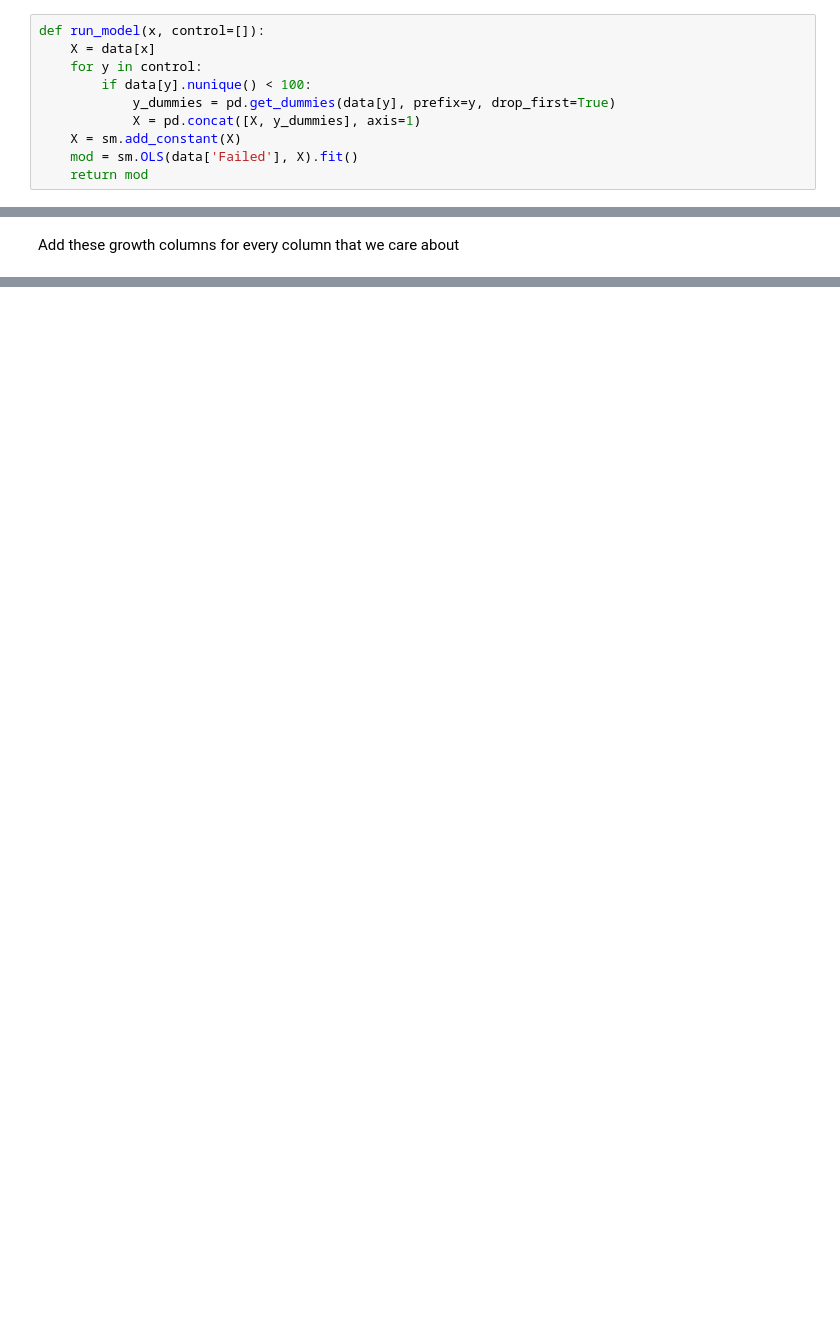
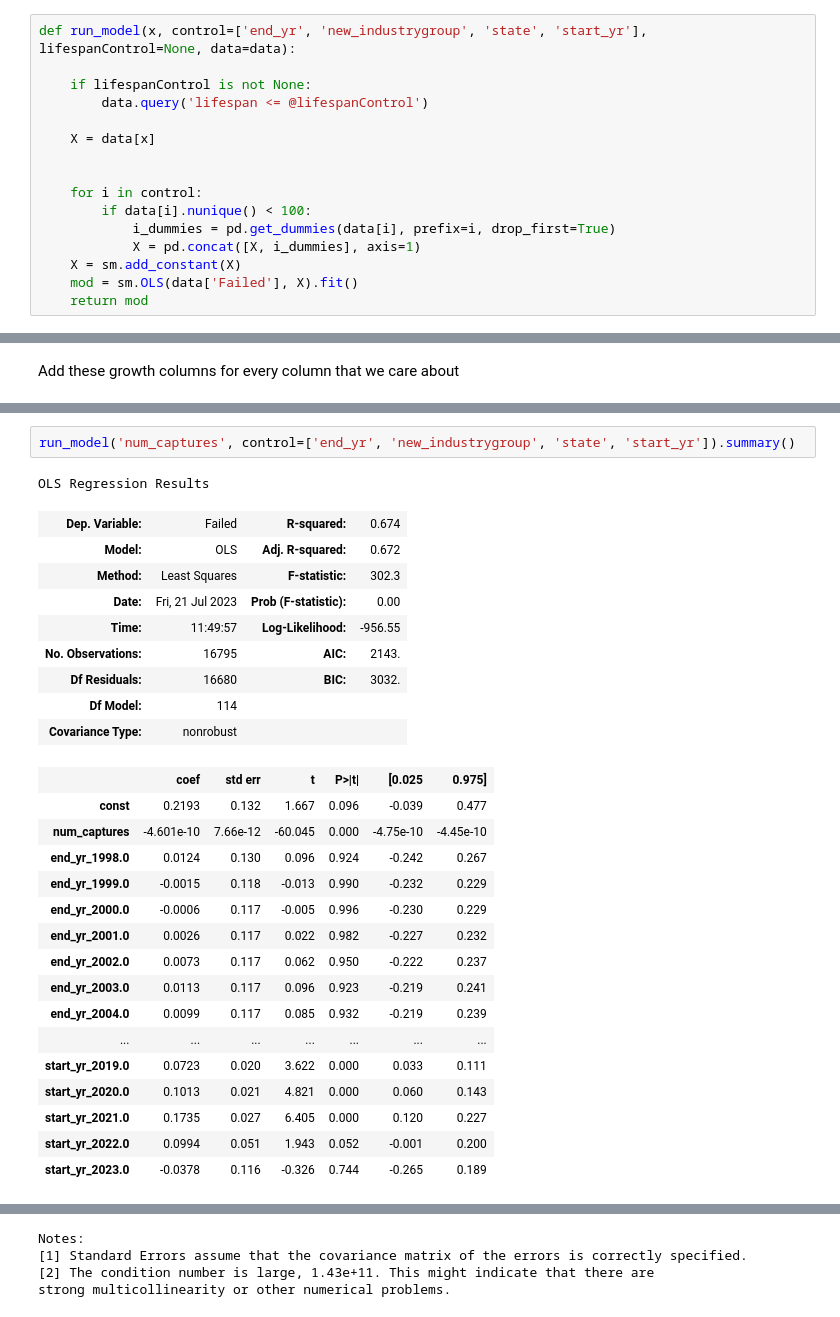
Before and after one commit to charlesmiele/predicting-identifying-startup-failure, a Jupyter notebook: analysis/Regressions_v2.ipynb, the cells around one changed output, grey strips where cells are left out. Cells and saved outputs as stored; diff of their text form; blank space fills up the shorter version.

Commit message:
New regressions, cleaning

```diff
--- a/analysis/Regressions_v2.ipynb
+++ b/analysis/Regressions_v2.ipynb
@@ -108,12 +93,18 @@ def plot_freg(y, data, control=None, industry=False, save=None):
     if save:
         plt.savefig(save, dpi=200, bbox_inches='tight')
 # %%
-def run_model(x, control=[]):
+def run_model(x, control=['end_yr', 'new_industrygroup', 'state', 'start_yr'], lifespanControl=None, data=data):
+
+    if lifespanControl is not None:
+        data.query('lifespan <= @lifespanControl')
+
     X = data[x]
-    for y in control:
-        if data[y].nunique() < 100:
-            y_dummies = pd.get_dummies(data[y], prefix=y, drop_first=True)
-            X = pd.concat([X, y_dummies], axis=1)
+
+
+    for i in control:
+        if data[i].nunique() < 100:
+            i_dummies = pd.get_dummies(data[i], prefix=i, drop_first=True)
+            X = pd.concat([X, i_dummies], axis=1)
     X = sm.add_constant(X)
     mod = sm.OLS(data['Failed'], X).fit()
     return mod
@@ -729,0 +730,29 @@ html = add_last_growth_col('a_count', 'a_lgrowth_raw')
+# %%
+run_model('num_captures', control=['end_yr', 'new_industrygroup', 'state', 'start_yr']).summary()
+# %% [output]
+OLS Regression Results
+| Dep. Variable: | Failed | R-squared: | 0.674 |
+| Model: | OLS | Adj. R-squared: | 0.672 |
+| Method: | Least Squares | F-statistic: | 302.3 |
+| Date: | Fri, 21 Jul 2023 | Prob (F-statistic): | 0.00 |
+| Time: | 11:49:57 | Log-Likelihood: | -956.55 |
+| No. Observations: | 16795 | AIC: | 2143. |
+| Df Residuals: | 16680 | BIC: | 3032. |
+| Df Model: | 114 |  |  |
+| Covariance Type: | nonrobust |  |  |
+|  | coef | std err | t | P>|t| | [0.025 | 0.975] |
+| const | 0.2193 | 0.132 | 1.667 | 0.096 | -0.039 | 0.477 |
+| num_captures | -4.601e-10 | 7.66e-12 | -60.045 | 0.000 | -4.75e-10 | -4.45e-10 |
+| end_yr_1998.0 | 0.0124 | 0.130 | 0.096 | 0.924 | -0.242 | 0.267 |
+| end_yr_1999.0 | -0.0015 | 0.118 | -0.013 | 0.990 | -0.232 | 0.229 |
+| end_yr_2000.0 | -0.0006 | 0.117 | -0.005 | 0.996 | -0.230 | 0.229 |
+| end_yr_2001.0 | 0.0026 | 0.117 | 0.022 | 0.982 | -0.227 | 0.232 |
+| end_yr_2002.0 | 0.0073 | 0.117 | 0.062 | 0.950 | -0.222 | 0.237 |
+| end_yr_2003.0 | 0.0113 | 0.117 | 0.096 | 0.923 | -0.219 | 0.241 |
+| end_yr_2004.0 | 0.0099 | 0.117 | 0.085 | 0.932 | -0.219 | 0.239 |
+| ... | ... | ... | ... | ... | ... | ... |
+| start_yr_2019.0 | 0.0723 | 0.020 | 3.622 | 0.000 | 0.033 | 0.111 |
+| start_yr_2020.0 | 0.1013 | 0.021 | 4.821 | 0.000 | 0.060 | 0.143 |
+| start_yr_2021.0 | 0.1735 | 0.027 | 6.405 | 0.000 | 0.120 | 0.227 |
+| start_yr_2022.0 | 0.0994 | 0.051 | 1.943 | 0.052 | -0.001 | 0.200 |
+| start_yr_2023.0 | -0.0378 | 0.116 | -0.326 | 0.744 | -0.265 | 0.189 |
@@ -729,0 +763,4 @@ html = add_last_growth_col('a_count', 'a_lgrowth_raw')
+Notes:
+[1] Standard Errors assume that the covariance matrix of the errors is correctly specified.
+[2] The condition number is large, 1.43e+11. This might indicate that there are
+strong multicollinearity or other numerical problems.
```
Also changed, not shown: parts of 139 cells of this notebook, 35 other files.
